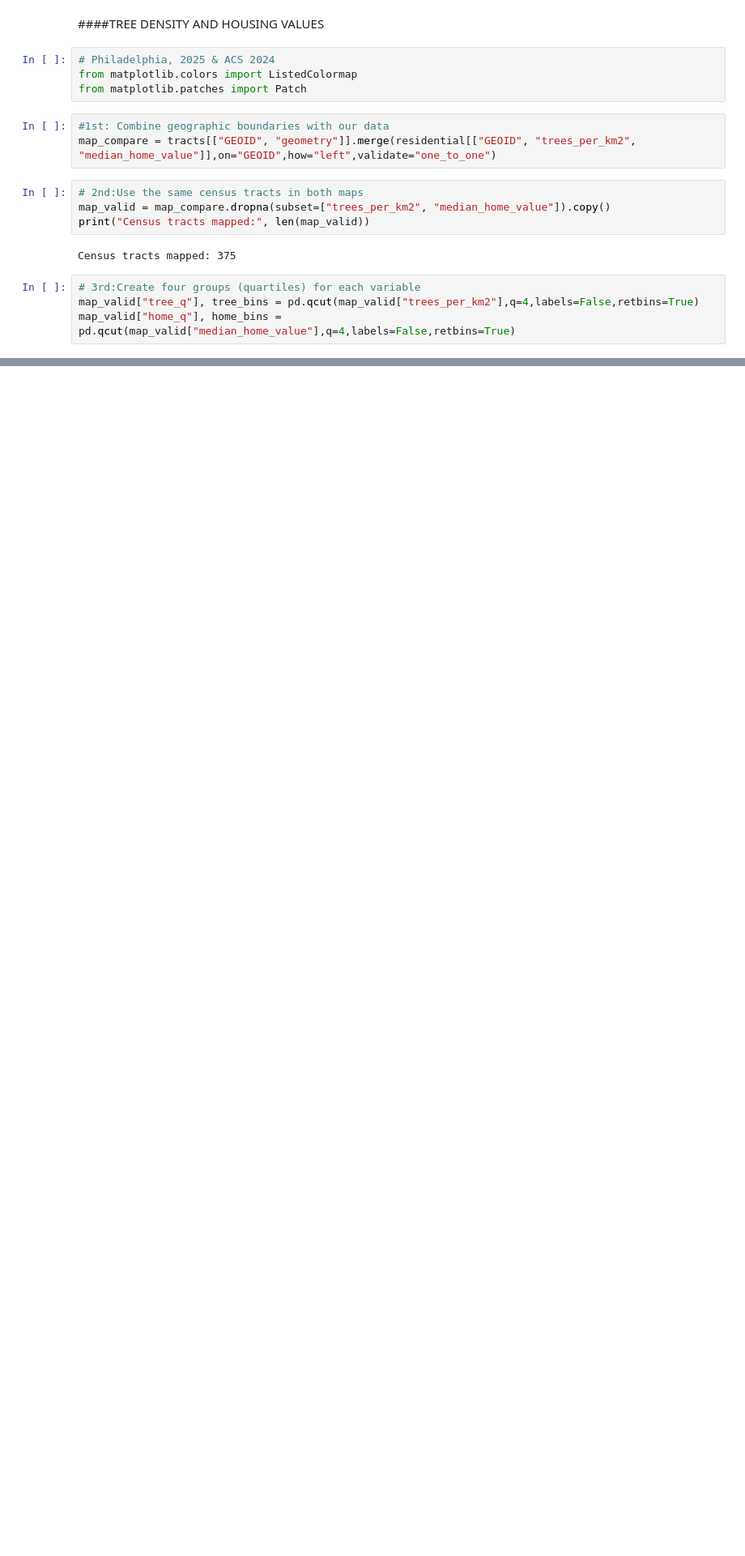
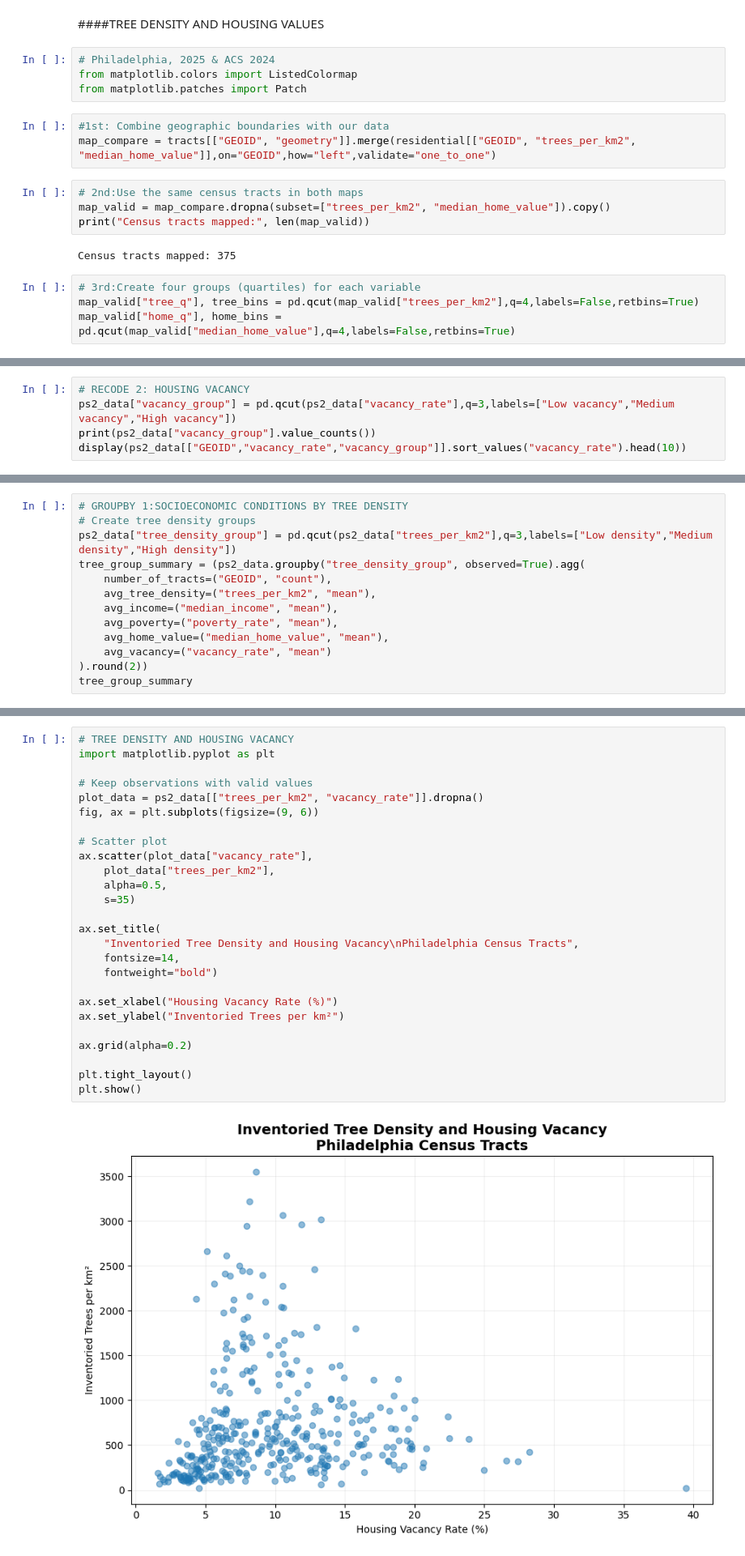
Before and after one commit to Ben-069/DataManPy, a Jupyter notebook: PS1.ipynb, the cells around one changed output, grey strips where cells are left out. Shown at 81% size. Drawn from its saved outputs; the diff is of its cells as text; blank space fills up the shorter version.

```diff
--- a/PS1.ipynb
+++ b/PS1.ipynb
@@ -1054,0 +1210,5 @@ For this piece of my project I am plannig using data from https://www.latinobaro
+# %%
+# RECODE 2: HOUSING VACANCY
+ps2_data["vacancy_group"] = pd.qcut(ps2_data["vacancy_rate"],q=3,labels=["Low vacancy","Medium vacancy","High vacancy"])
+print(ps2_data["vacancy_group"].value_counts())
+display(ps2_data[["GEOID","vacancy_rate","vacancy_group"]].sort_values("vacancy_rate").head(10))
@@ -1054,0 +1232,13 @@ For this piece of my project I am plannig using data from https://www.latinobaro
+# %%
+# GROUPBY 1:SOCIOECONOMIC CONDITIONS BY TREE DENSITY
+# Create tree density groups
+ps2_data["tree_density_group"] = pd.qcut(ps2_data["trees_per_km2"],q=3,labels=["Low density","Medium density","High density"])
+tree_group_summary = (ps2_data.groupby("tree_density_group", observed=True).agg(
+    number_of_tracts=("GEOID", "count"),
+    avg_tree_density=("trees_per_km2", "mean"),
+    avg_income=("median_income", "mean"),
+    avg_poverty=("poverty_rate", "mean"),
+    avg_home_value=("median_home_value", "mean"),
+    avg_vacancy=("vacancy_rate", "mean")
+).round(2))
+tree_group_summary
@@ -1054,0 +1253,28 @@ For this piece of my project I am plannig using data from https://www.latinobaro
+# %%
+# TREE DENSITY AND HOUSING VACANCY
+import matplotlib.pyplot as plt
+
+# Keep observations with valid values
+plot_data = ps2_data[["trees_per_km2", "vacancy_rate"]].dropna()
+fig, ax = plt.subplots(figsize=(9, 6))
+
+# Scatter plot
+ax.scatter(plot_data["vacancy_rate"],
+    plot_data["trees_per_km2"],
+    alpha=0.5,
+    s=35)
+
+ax.set_title(
+    "Inventoried Tree Density and Housing Vacancy\nPhiladelphia Census Tracts",
+    fontsize=14,
+    fontweight="bold")
+
+ax.set_xlabel("Housing Vacancy Rate (%)")
+ax.set_ylabel("Inventoried Trees per km²")
+
+ax.grid(alpha=0.2)
+
+plt.tight_layout()
+plt.show()
+# %% [output]
+[figure, added]
```
Also changed, not shown: parts of 36 cells of this notebook.
